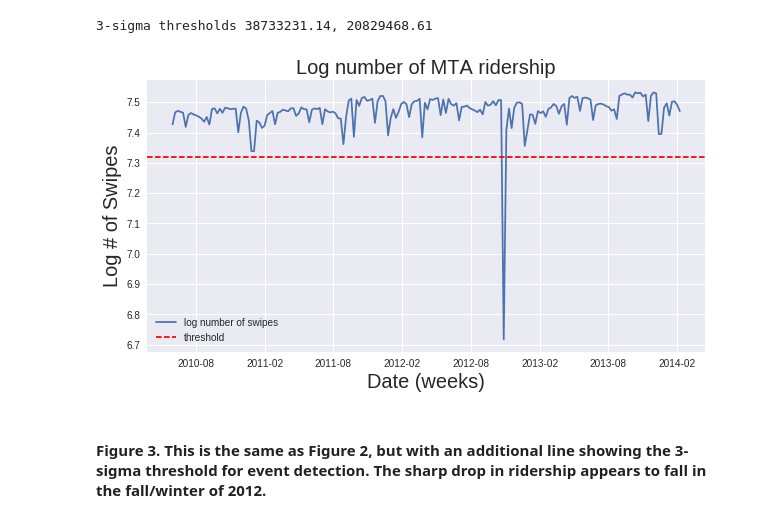
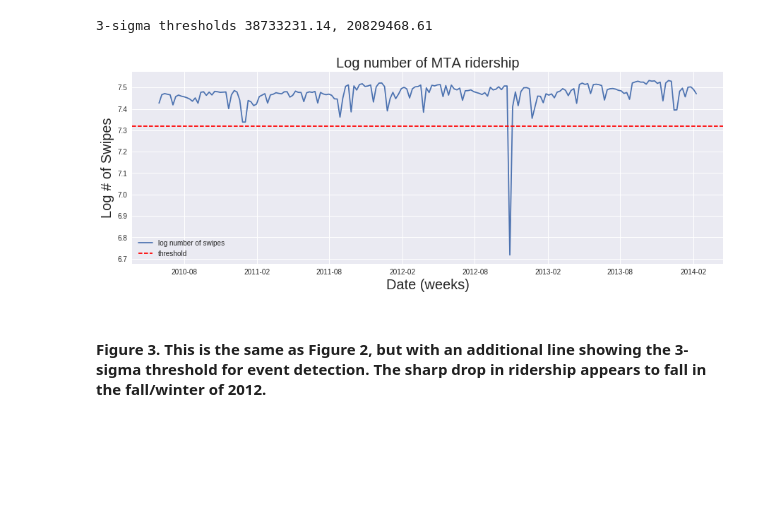
Before and after one commit to kpan125/PUI2017_kwp225, a Jupyter notebook: HW10_kwp225/HW10_subway_timeseries_kwp225.ipynb, the cells around one changed output. Drawn from its saved outputs; the diff is of its cells as text; code cells hidden in the pictures; blank space fills up the shorter version.

```diff
--- a/HW10_kwp225/HW10_subway_timeseries_kwp225.ipynb
+++ b/HW10_kwp225/HW10_subway_timeseries_kwp225.ipynb
@@ -185,15 +106,15 @@ print ("3-sigma thresholds {:.2f}, {:.2f}".format(*thresholds))
 # %% [output]
 3-sigma thresholds 38733231.14, 20829468.61
 # %%
-plt.figure(figsize = (10,5))
+plt.figure(figsize = (15,5))
 ax = plt.plot(dates, np.log10(mta_allsum), label = 'log number of swipes');
 plt.axhline(y=np.log10(thresholds[1]), color='r', linestyle='--', label = 'threshold')
 plt.xlabel("Date (weeks)", fontsize=20)
 plt.ylabel("Log # of Swipes", fontsize=20)
 plt.title("Log number of MTA ridership", fontsize=20)
 plt.legend();
 # %% [output]
-[figure, old version]
+[figure, new version]
 # %% [markdown]
 #### Figure 3. This is the same as Figure 2, but with an additional line showing the 3-sigma threshold for event detection. The sharp drop in ridership appears to fall in the fall/winter of 2012.
 # %%
```
Also changed, not shown: parts of 16 cells of this notebook, 1 other file.
